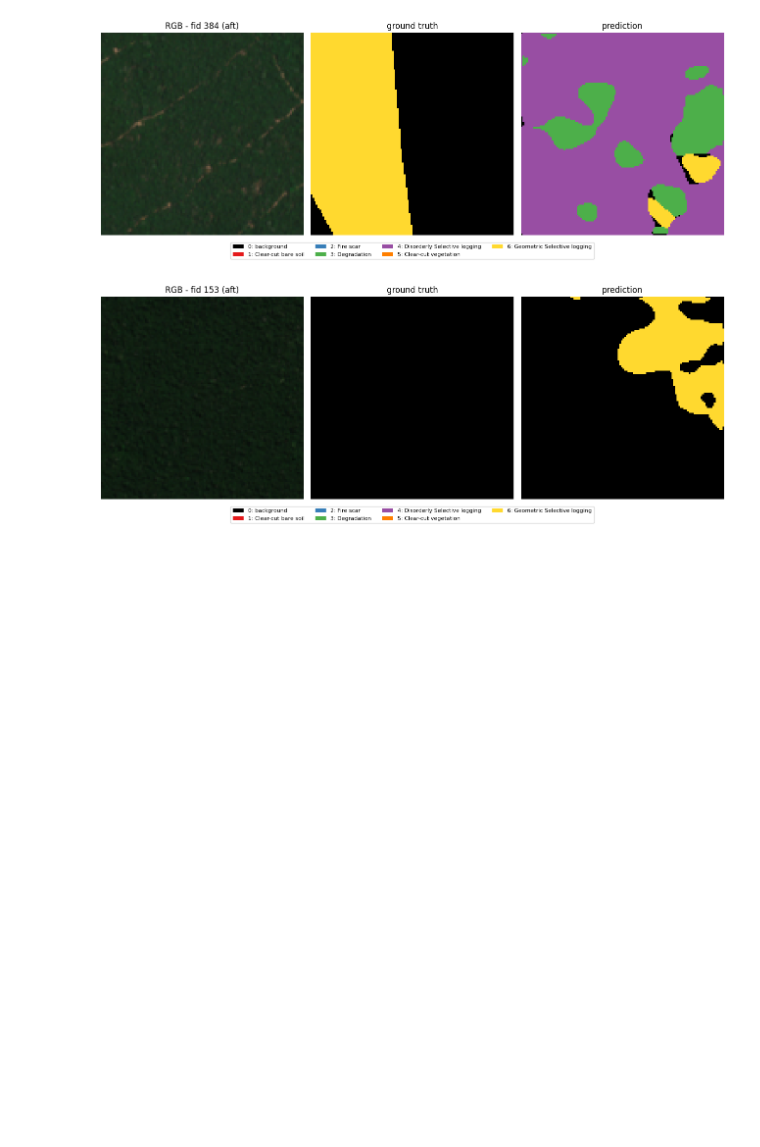
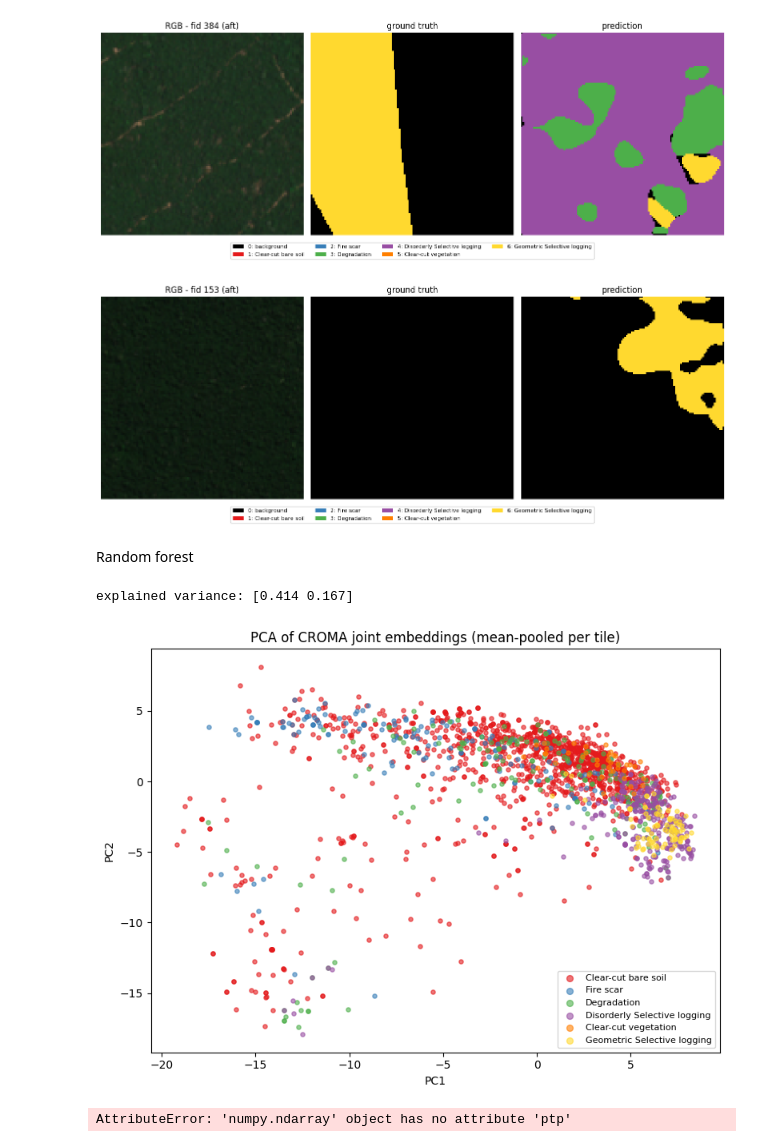
Before and after one commit to Angelicarjs/tropical_forest_disturbance, a Jupyter notebook: seg_results.ipynb, the cells around one changed output. Saved outputs shown, nothing was run; the diff lists cells and outputs as text; code cells hidden in the pictures; blank space fills up the shorter version.

Commit message:
noisy image and duplicates deleted

```diff
--- a/seg_results.ipynb
+++ b/seg_results.ipynb
@@ -119,3 +121,73 @@ for i in random.sample(val_idx, min(6, len(val_idx))):
 [figure]
 [figure]
 [figure]
+# %% [markdown]
+Random forest
+# %%
+# PCA of CROMA joint embeddings: mean-pool each tile -> 768 vector ->2D scatter by class
+from sklearn.decomposition import PCA
+
+X, y = [], []
+for s in ds.samples:
+    X.append(np.load(s["npy"]).reshape(-1, 768).mean(0))   # spatial mean-pool -> 768
+    y.append(ds.fid_polys[s["fid"]][0][1])                 # FID class id
+X, y = np.array(X), np.array(y)
+
+pca = PCA(n_components=2)
+p2 = pca.fit_transform(X)
+print("explained variance:", pca.explained_variance_ratio_.round(3))
+
+plt.figure(figsize=(8, 6))
+for c in range(1, NUM_CLASSES):            # 1..6 (skip background)
+    m = y == c
+    if m.any():
+        plt.scatter(p2[m, 0], p2[m, 1], s=14, color=COLORS[c],
+                    label=ID_TO_CLASS[c], alpha=0.6)
+plt.legend(fontsize=8, markerscale=1.5)
+plt.title("PCA of CROMA joint embeddings (mean-pooled per tile)")
+plt.xlabel("PC1"); plt.ylabel("PC2")
+plt.tight_layout(); plt.show()
+# %% [output]
+explained variance: [0.414 0.167]
+[figure, added]
+# %%
+from sklearn.decomposition import PCA
+
+def show_with_embedding(i):
+    s = ds.samples[i]
+    x, y = ds[i]                              # x: (768, 15, 15)
+    with torch.no_grad():
+        pred = model(x[None].to(device)).argmax(1)[0].cpu().numpy()
+
+    # embedding -> PCA to 3 channels -> RGB (15x15)
+    emb = x.numpy().reshape(768, -1).T        # (225, 768)
+    rgb_emb = PCA(3).fit_transform(emb).reshape(15, 15, 3)
+    for k in range(3):
+        ch = rgb_emb[..., k]; rgb_emb[..., k] = (ch - ch.min()) /(ch.ptp() + 1e-9)
+
+    tif = f"{TILES_ROOT}/s2_l2a/fid_{s['fid']}/{s['window']}/{s['s2_id']}/{s['tile']}.tif"
+    with rasterio.open(tif) as src:
+        rgb = np.clip(src.read([4, 3, 2]).transpose(1, 2, 0) /3000.0, 0, 1)
+
+    fig, ax = plt.subplots(1, 4, figsize=(16, 4.2))
+    ax[0].imshow(rgb);                       ax[0].set_title(f"RGB - fid {s['fid']} ({s['window']})")
+    ax[1].imshow(rgb_emb);ax[1].set_title("embedding (PCA->RGB, 15x15)")
+    ax[2].imshow(y.numpy(), cmap=cmap, norm=norm);ax[2].set_title("ground truth")
+    ax[3].imshow(pred, cmap=cmap, norm=norm);ax[3].set_title("prediction")
+    for a in ax: a.axis("off")
+    with rasterio.open(tif) as src:
+        rgb = np.clip(src.read([4, 3, 2]).transpose(1, 2, 0) / 3000.0, 0, 1)
+
+    fig, ax = plt.subplots(1, 4, figsize=(16, 4.2))
+    ax[0].imshow(rgb);                       ax[0].set_title(f"RGB - fid {s['fid']} ({s['window']})")
+    ax[1].imshow(rgb_emb);                   ax[1].set_title("embedding (PCA->RGB, 15x15)")
+    ax[2].imshow(y.numpy(), cmap=cmap, norm=norm); ax[2].set_title("ground truth")
+    ax[3].imshow(pred, cmap=cmap, norm=norm);      ax[3].set_title("prediction")
+    for a in ax: a.axis("off")
+    plt.tight_layout(); plt.show()
+
+random.seed(0)
+for i in random.sample(val_idx, min(6, len(val_idx))):
+    show_with_embedding(i)
+# %% [output]
+AttributeError: 'numpy.ndarray' object has no attribute 'ptp'
```
Also changed, not shown: parts of 1 cell of this notebook, 3 other files.
